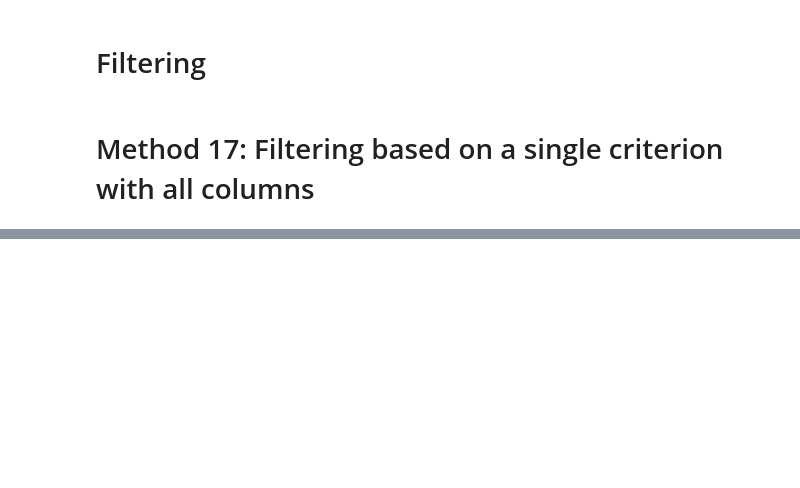
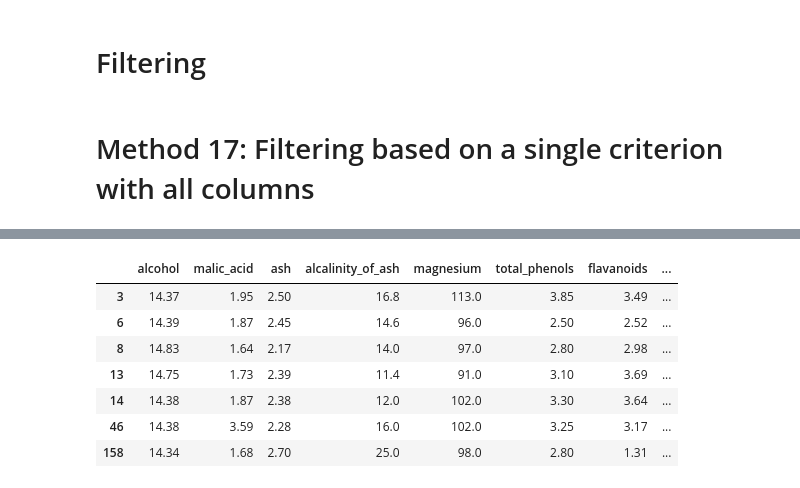
Before and after one commit to moesteelo/Subsetting-a-Pandas-DataFrame, a Jupyter notebook: Subsetting-Pandas-DataFrame.ipynb, the cells around one changed output, grey strips where cells are left out. Cells and saved outputs as stored; diff of their text form; code cells hidden in the pictures; blank space fills up the shorter version.

```diff
--- a/Subsetting-Pandas-DataFrame.ipynb
+++ b/Subsetting-Pandas-DataFrame.ipynb
@@ -354,0 +368,13 @@ df
+# %%
+# This is a Pandas Series of boolean data type. We can use this Series to get the required subset of the data.
+
+df[df['alcohol'] > 14.3]
+# %% [output]
+|  | alcohol | malic_acid | ash | alcalinity_of_ash | magnesium | total_phenols | flavanoids | ... |
+| 3 | 14.37 | 1.95 | 2.50 | 16.8 | 113.0 | 3.85 | 3.49 | ... |
+| 6 | 14.39 | 1.87 | 2.45 | 14.6 | 96.0 | 2.50 | 2.52 | ... |
+| 8 | 14.83 | 1.64 | 2.17 | 14.0 | 97.0 | 2.80 | 2.98 | ... |
+| 13 | 14.75 | 1.73 | 2.39 | 11.4 | 91.0 | 3.10 | 3.69 | ... |
+| 14 | 14.38 | 1.87 | 2.38 | 12.0 | 102.0 | 3.30 | 3.64 | ... |
+| 46 | 14.38 | 3.59 | 2.28 | 16.0 | 102.0 | 3.25 | 3.17 | ... |
+| 158 | 14.34 | 1.68 | 2.70 | 25.0 | 98.0 | 2.80 | 1.31 | ... |
```
Also changed, not shown: parts of 8 cells of this notebook.
